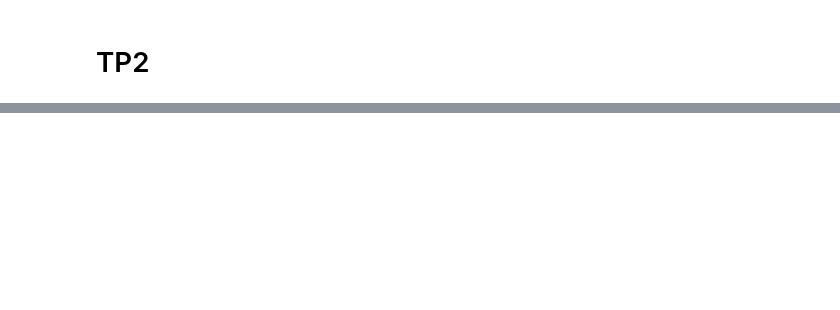
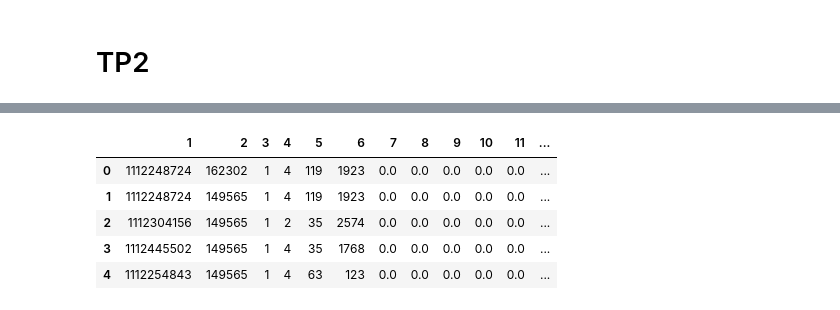
Before and after one commit to fcavazzoli/DatosTP, a Jupyter notebook: TP2.ipynb, the cells around one changed output, grey strips where cells are left out. Cells and saved outputs as stored; diff of their text form; code cells hidden in the pictures; blank space fills up the shorter version.

```diff
--- a/TP2.ipynb
+++ b/TP2.ipynb
@@ -87,3 +78,12 @@ test.head()
 | 2 | 2 | 739260 | ezRKm9 | Full-time | Jefe / Supervisor / Responsable | Comercial | BUMERAN.COM ARGENTINA | ... |
 | 3 | 3 | 758580 | 1Q35ej | Full-time | Otro | Tecnologia / Sistemas | TeleTech | ... |
 | 4 | 4 | 758580 | EAN4J6 | Full-time | Otro | Tecnologia / Sistemas | TeleTech | ... |
+# %%
+from sklearn import preprocessing
+le = preprocessing.LabelEncoder()
+for col in postulaciones.columns:
+    if not postulaciones[col].dtype == 'O': continue
+    postulaciones[col] = postulaciones.apply(lambda x: str(x[col]),axis=1)
+    le.fit(postulaciones[col])
+    postulaciones[col] = le.transform(postulaciones[col])
+postulaciones.head()
@@ -90 +106,19 @@ test.head()
+# %%
+resultado = postulaciones['sepostulo']
+resultadob = test['sepostulo']
+postulaciones.drop('sepostulo',axis=1,inplace=True)
+test.drop('sepostulo',axis=1,inplace=True)
+test.drop('id',axis=1,inplace=True)
+# %%
+postulaciones.rename(columns={x:int(y) for x,y in zip(postulaciones.columns,range(1,len(postulaciones.columns)+1))},inplace=True)
+test.rename(columns={x:int(y) for x,y in zip(test.columns,range(1,len(test.columns)+1))},inplace=True)
+# %%
+postulaciones.head()
+# %% [output]
+|  | 1 | 2 | 3 | 4 | 5 | 6 | 7 | 8 | 9 | 10 | 11 | ... |
+| 0 | 1112248724 | 162302 | 1 | 4 | 119 | 1923 | 0.0 | 0.0 | 0.0 | 0.0 | 0.0 | ... |
+| 1 | 1112248724 | 149565 | 1 | 4 | 119 | 1923 | 0.0 | 0.0 | 0.0 | 0.0 | 0.0 | ... |
+| 2 | 1112304156 | 149565 | 1 | 2 | 35 | 2574 | 0.0 | 0.0 | 0.0 | 0.0 | 0.0 | ... |
+| 3 | 1112445502 | 149565 | 1 | 4 | 35 | 1768 | 0.0 | 0.0 | 0.0 | 0.0 | 0.0 | ... |
+| 4 | 1112254843 | 149565 | 1 | 4 | 63 | 123 | 0.0 | 0.0 | 0.0 | 0.0 | 0.0 | ... |
 # %%
```
Also changed, not shown: parts of 31 cells of this notebook, 6 other files.
